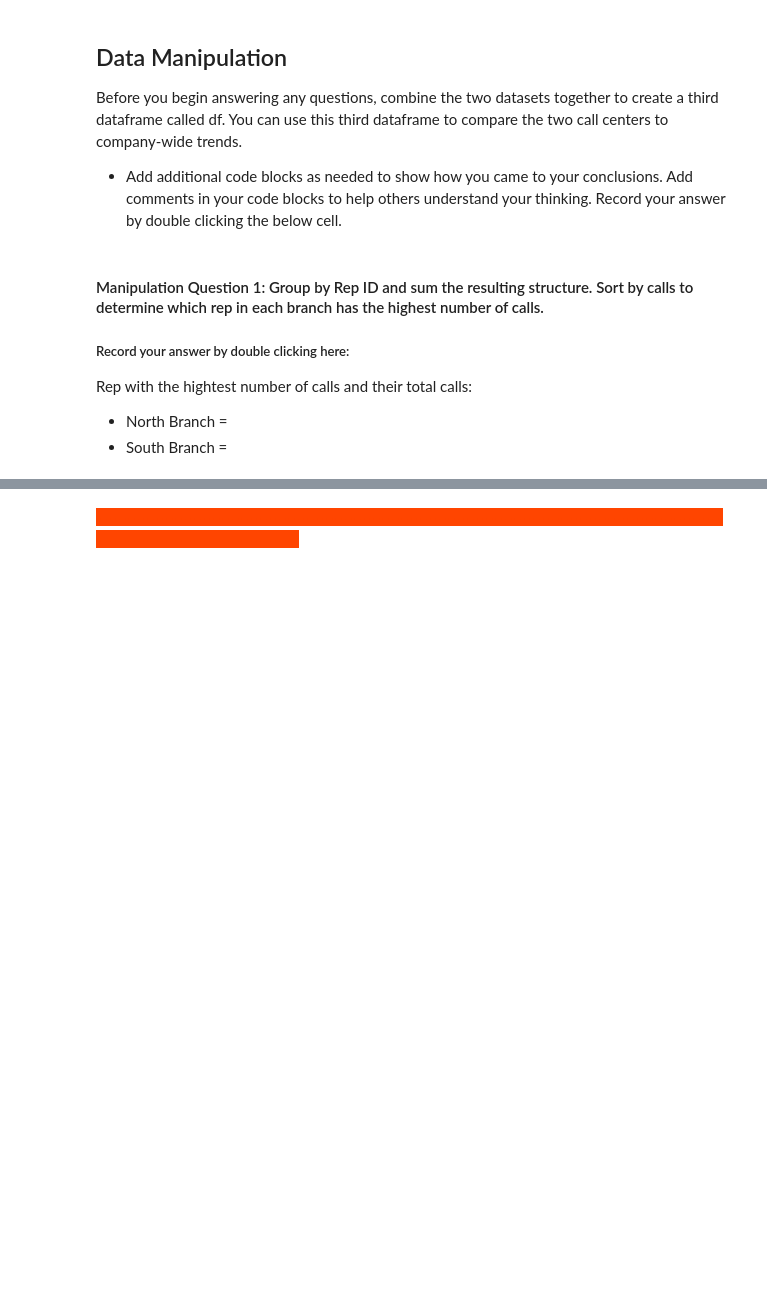
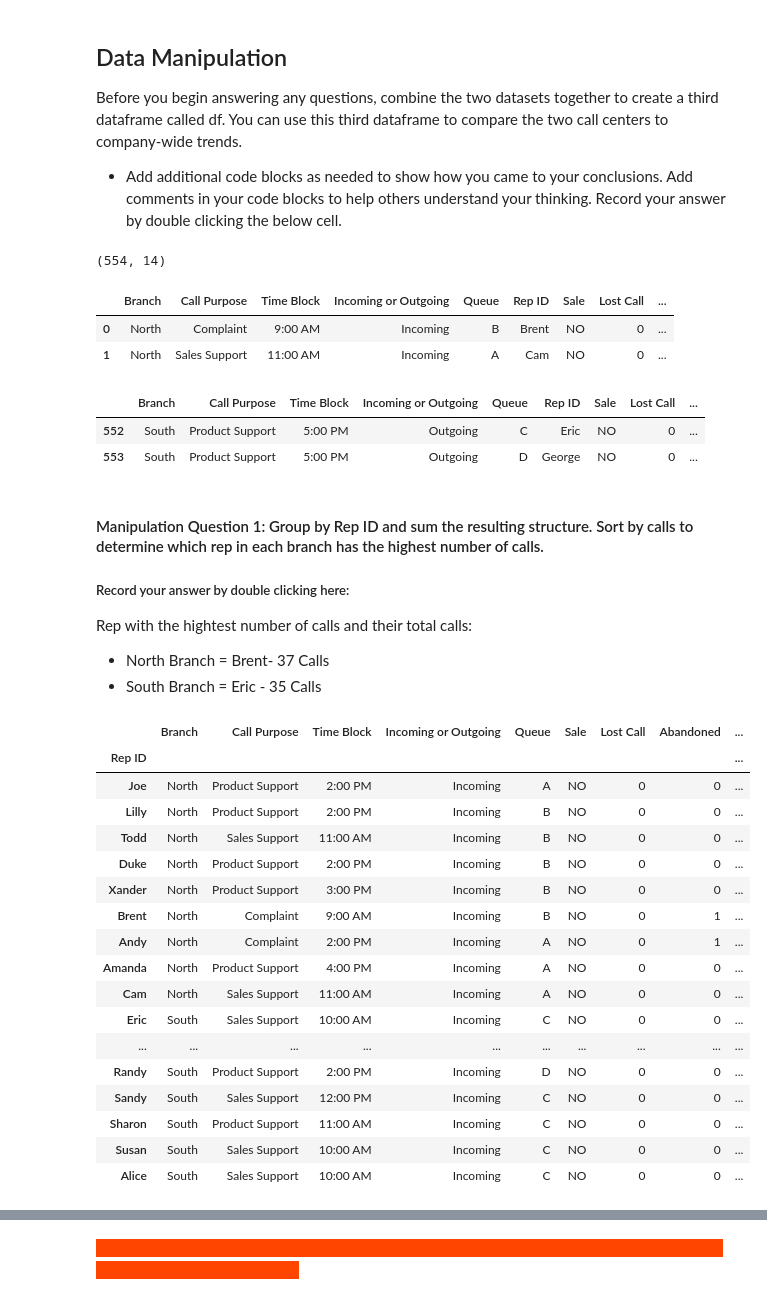
Before and after one commit to longse2/call-center-cleanup-assignment2, a Jupyter notebook: Call_Center_Cleanup.ipynb, the cells around one changed output, grey strips where cells are left out. Cells and saved outputs as stored; diff of their text form; code cells hidden in the pictures; blank space fills up the shorter version.

```diff
--- a/Call_Center_Cleanup.ipynb
+++ b/Call_Center_Cleanup.ipynb
@@ -221,3 +278,3 @@ Now you need to clean up the datasets. When cleaning the datasets, you may find
 # %%
 #Code Used
-# Add Additional Cells as needed.
+north_df['Sale'] = north_df['Sale'].str.strip()
@@ -228,3 +300,15 @@ Now you need to clean up the datasets. When cleaning the datasets, you may find
 # %%
 #Code Used
 # Add Additional Cells as needed.
+north_df_dedupped = north_df.drop('Unnamed: 0', axis=1).drop_duplicates()
+
+# there were duplicate rows
+print("north_df shape:", north_df.shape)
+print("north_df_dedupped shape:", north_df_dedupped.shape)
+# df = df_dedupped
+
+south_df_dedupped = south_df.drop('Unnamed: 0', axis=1).drop_duplicates()
+
+# there were duplicate rows
+print("south_df shape:", south_df.shape)
+print("south_df_dedupped shape:", south_df_dedupped.shape)
@@ -237,0 +337,3 @@ Now you need to clean up the datasets. When cleaning the datasets, you may find
+# %%
+north_df = north_df_dedupped
+south_df = south_df_dedupped
@@ -243,13 +354,52 @@ Before you begin answering any questions, combine the two datasets together to c
 * Add additional code blocks as needed to show how you came to your conclusions. Add comments in your code blocks to help others understand your thinking. Record your answer by double clicking the below cell.
 # %%
 # Create dataframe for the entire company named df
+df = pd.concat([north_df, south_df], ignore_index = True)
+df.shape
+# %% [output]
+(554, 14)
+# %%
+df.head(2)
+#added to show top of df- hoping it was north's data then will run tail below to be sure that south's data is there
+# %% [output]
+|  | Branch | Call Purpose | Time Block | Incoming or Outgoing | Queue | Rep ID | Sale | Lost Call | ... |
+| 0 | North | Complaint | 9:00 AM | Incoming | B | Brent | NO | 0 | ... |
+| 1 | North | Sales Support | 11:00 AM | Incoming | A | Cam | NO | 0 | ... |
+# %%
+df.tail(2)
+# %% [output]
+|  | Branch | Call Purpose | Time Block | Incoming or Outgoing | Queue | Rep ID | Sale | Lost Call | ... |
+| 552 | South | Product Support | 5:00 PM | Outgoing | C | Eric | NO | 0 | ... |
+| 553 | South | Product Support | 5:00 PM | Outgoing | D | George | NO | 0 | ... |
 # %% [markdown]
 #### Manipulation Question 1:  Group by Rep ID and sum the resulting structure. Sort by calls to determine which rep in each branch has the highest number of calls.
 
 ##### Record your answer by double clicking here:
 Rep with the hightest number of calls and their total calls:
-- North Branch =
-- South Branch =
+- North Branch = Brent- 37 Calls
+- South Branch = Eric - 35 Calls
 # %%
 # Code Used
 # Add Additional Cells as needed.
+df_grouped = df.groupby("Rep ID")
+# df_grouped["Rep ID"].value_counts()
+df_grouped.first().sort_values("Branch")
+# %% [output]
+|  | Branch | Call Purpose | Time Block | Incoming or Outgoing | Queue | Sale | Lost Call | Abandoned | ... |
+| Rep ID |  |  |  |  |  |  |  |  | ... |
+| Joe | North | Product Support | 2:00 PM | Incoming | A | NO | 0 | 0 | ... |
+| Lilly | North | Product Support | 2:00 PM | Incoming | B | NO | 0 | 0 | ... |
+| Todd | North | Sales Support | 11:00 AM | Incoming | B | NO | 0 | 0 | ... |
+| Duke | North | Product Support | 2:00 PM | Incoming | B | NO | 0 | 0 | ... |
+| Xander | North | Product Support | 3:00 PM | Incoming | B | NO | 0 | 0 | ... |
+| Brent | North | Complaint | 9:00 AM | Incoming | B | NO | 0 | 1 | ... |
+| Andy | North | Complaint | 2:00 PM | Incoming | A | NO | 0 | 1 | ... |
+| Amanda | North | Product Support | 4:00 PM | Incoming | A | NO | 0 | 0 | ... |
+| Cam | North | Sales Support | 11:00 AM | Incoming | A | NO | 0 | 0 | ... |
+| Eric | South | Sales Support | 10:00 AM | Incoming | C | NO | 0 | 0 | ... |
+| ... | ... | ... | ... | ... | ... | ... | ... | ... | ... |
+| Randy | South | Product Support | 2:00 PM | Incoming | D | NO | 0 | 0 | ... |
+| Sandy | South | Sales Support | 12:00 PM | Incoming | C | NO | 0 | 0 | ... |
+| Sharon | South | Product Support | 11:00 AM | Incoming | C | NO | 0 | 0 | ... |
+| Susan | South | Sales Support | 10:00 AM | Incoming | C | NO | 0 | 0 | ... |
+| Alice | South | Sales Support | 10:00 AM | Incoming | C | NO | 0 | 0 | ... |
```
Also changed, not shown: parts of 45 cells of this notebook.
